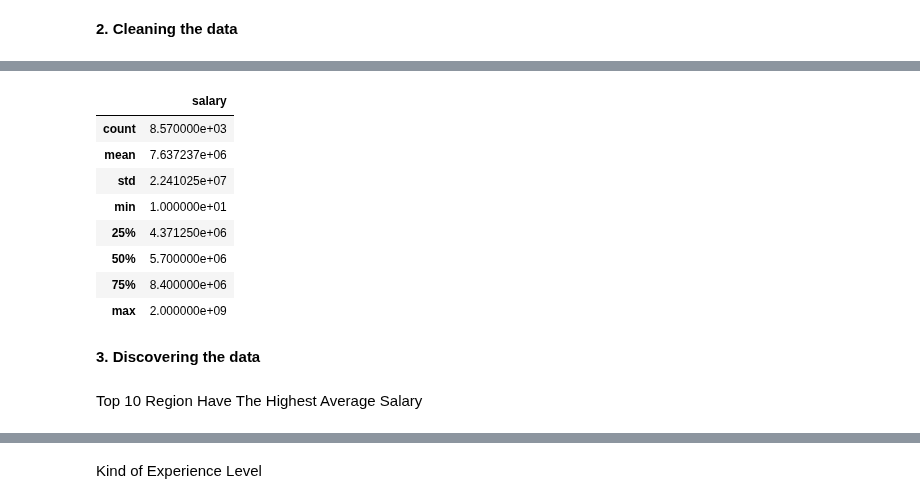
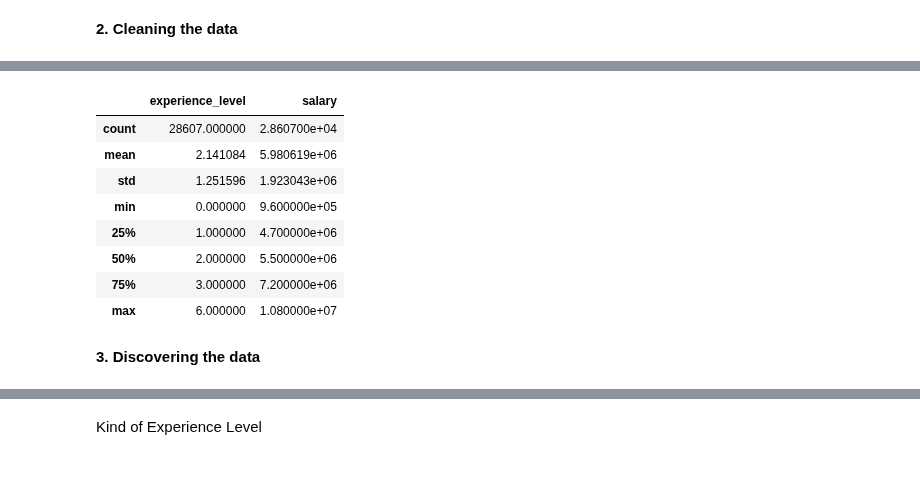
Before and after one commit to Reosta-Pratama/Project-Prediction, a Jupyter notebook: project.ipynb, the cells around one changed output, grey strips where cells are left out. Cells and saved outputs as stored; diff of their text form; code cells hidden in the pictures; blank space fills up the shorter version.

```diff
--- a/project.ipynb
+++ b/project.ipynb
@@ -54,0 +79,6 @@ dtype: int64
+# %%
+# Convert experience_level str => float
+dataset["experience_level"] = dataset["experience_level"].str.replace("\D", "").fillna(0).astype('float')
+
+# Mengisi data experience_level yang 0 dengan median
+dataset['experience_level'].replace(to_replace=0, value=dataset.groupby(["salary"])['experience_level'].transform('median'), inplace=True)
@@ -54,0 +89,13 @@ dtype: int64
+# %%
+# Experience
+per25Exp = dataset['experience_level'].quantile(0.25)
+per75Exp = dataset['experience_level'].quantile(0.75)
+iqrExp = per75Exp - per25Exp
+
+lower_limit = per25Exp - 1.5 * iqrExp
+upper_limit = per75Exp + 1.5 * iqrExp
+
+dataset = dataset[~((dataset["experience_level"] < (lower_limit)) | (dataset["experience_level"] > (upper_limit)))]
+
+sns.boxplot(dataset["experience_level"])
+plt.show()
@@ -54,0 +104,13 @@ dtype: int64
+# %%
+# Salary
+per25Salary = dataset['salary'].quantile(0.25)
+per75Salary = dataset['salary'].quantile(0.75)
+iqrSalary = per75Salary - per25Salary
+
+lower_limit = per25Salary - 1.5 * iqrSalary
+upper_limit = per75Salary + 1.5 * iqrSalary
+
+dataset = dataset[~((dataset["salary"] < (lower_limit)) | (dataset["salary"] > (upper_limit)))]
+
+sns.boxplot(dataset["salary"])
+plt.show()
@@ -54,0 +136,3 @@ dtype: int64
+# %%
+dataset.reset_index(drop=True, inplace=True)
+dataset.head(5)
@@ -55,16 +146,14 @@ dtype: int64
 # %%
-dataset[numericType].describe()
+dataset.describe()
 # %% [output]
-|  | salary |
-| count | 8.570000e+03 |
-| mean | 7.637237e+06 |
-| std | 2.241025e+07 |
-| min | 1.000000e+01 |
-| 25% | 4.371250e+06 |
-| 50% | 5.700000e+06 |
-| 75% | 8.400000e+06 |
-| max | 2.000000e+09 |
+|  | experience_level | salary |
+| count | 28607.000000 | 2.860700e+04 |
+| mean | 2.141084 | 5.980619e+06 |
+| std | 1.251596 | 1.923043e+06 |
+| min | 0.000000 | 9.600000e+05 |
+| 25% | 1.000000 | 4.700000e+06 |
+| 50% | 2.000000 | 5.500000e+06 |
+| 75% | 3.000000 | 7.200000e+06 |
+| max | 6.000000 | 1.080000e+07 |
 # %% [markdown]
 **3. Discovering the data**
-# %% [markdown]
-Top 10 Region Have The Highest Average Salary
```
Also changed, not shown: parts of 36 cells of this notebook.
